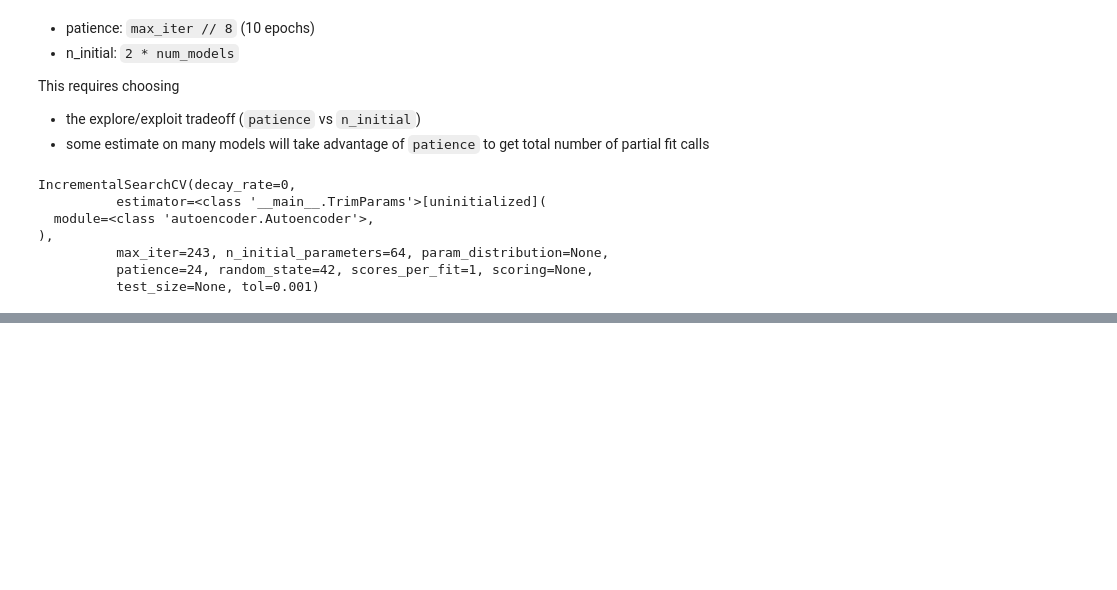
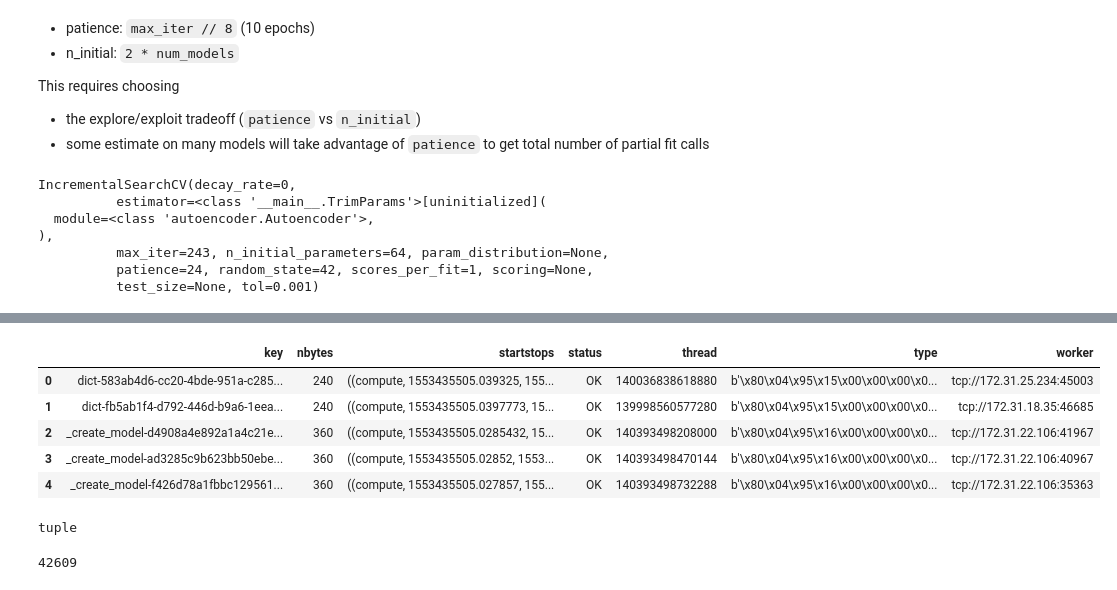
Before and after one commit to stsievert/dask-hyperband-comparison, a Jupyter notebook: Run.ipynb, the cells around one changed output, grey strips where cells are left out. Drawn from its saved outputs; the diff is of its cells as text; code cells hidden in the pictures; blank space fills up the shorter version.

```diff
--- a/Run.ipynb
+++ b/Run.ipynb
@@ -514,3 +525,5 @@ timing_stats = client.profile()
 # %%
 with open("final-timings.json", "w") as f:
     json.dump(timing_stats, f)
+# %%
+data, fig = client.get_task_stream(plot=True)
@@ -516,0 +540,12 @@ with open("final-timings.json", "w") as f:
+# %%
+import pandas as pd
+df = pd.DataFrame(list(data))
+# %%
+df.head()
+# %% [output]
+|  | key | nbytes | startstops | status | thread | type | worker |
+| 0 | dict-583ab4d6-cc20-4bde-951a-c285... | 240 | ((compute, 1553435505.039325, 155... | OK | 140036838618880 | b'\x80\x04\x95\x15\x00\x00\x00\x0... | tcp://172.31.25.234:45003 |
+| 1 | dict-fb5ab1f4-d792-446d-b9a6-1eea... | 240 | ((compute, 1553435505.0397773, 15... | OK | 139998560577280 | b'\x80\x04\x95\x15\x00\x00\x00\x0... | tcp://172.31.18.35:46685 |
+| 2 | _create_model-d4908a4e892a1a4c21e... | 360 | ((compute, 1553435505.0285432, 15... | OK | 140393498208000 | b'\x80\x04\x95\x16\x00\x00\x00\x0... | tcp://172.31.22.106:41967 |
+| 3 | _create_model-ad3285c9b623bb50ebe... | 360 | ((compute, 1553435505.02852, 1553... | OK | 140393498470144 | b'\x80\x04\x95\x16\x00\x00\x00\x0... | tcp://172.31.22.106:40967 |
+| 4 | _create_model-f426d78a1fbbc129561... | 360 | ((compute, 1553435505.027857, 155... | OK | 140393498732288 | b'\x80\x04\x95\x16\x00\x00\x00\x0... | tcp://172.31.22.106:35363 |
@@ -516,0 +554,8 @@ with open("final-timings.json", "w") as f:
+# %%
+type(data)
+# %% [output]
+tuple
+# %%
+len(data)
+# %% [output]
+42609
```
Also changed, not shown: parts of 21 cells of this notebook, 1 other file.
